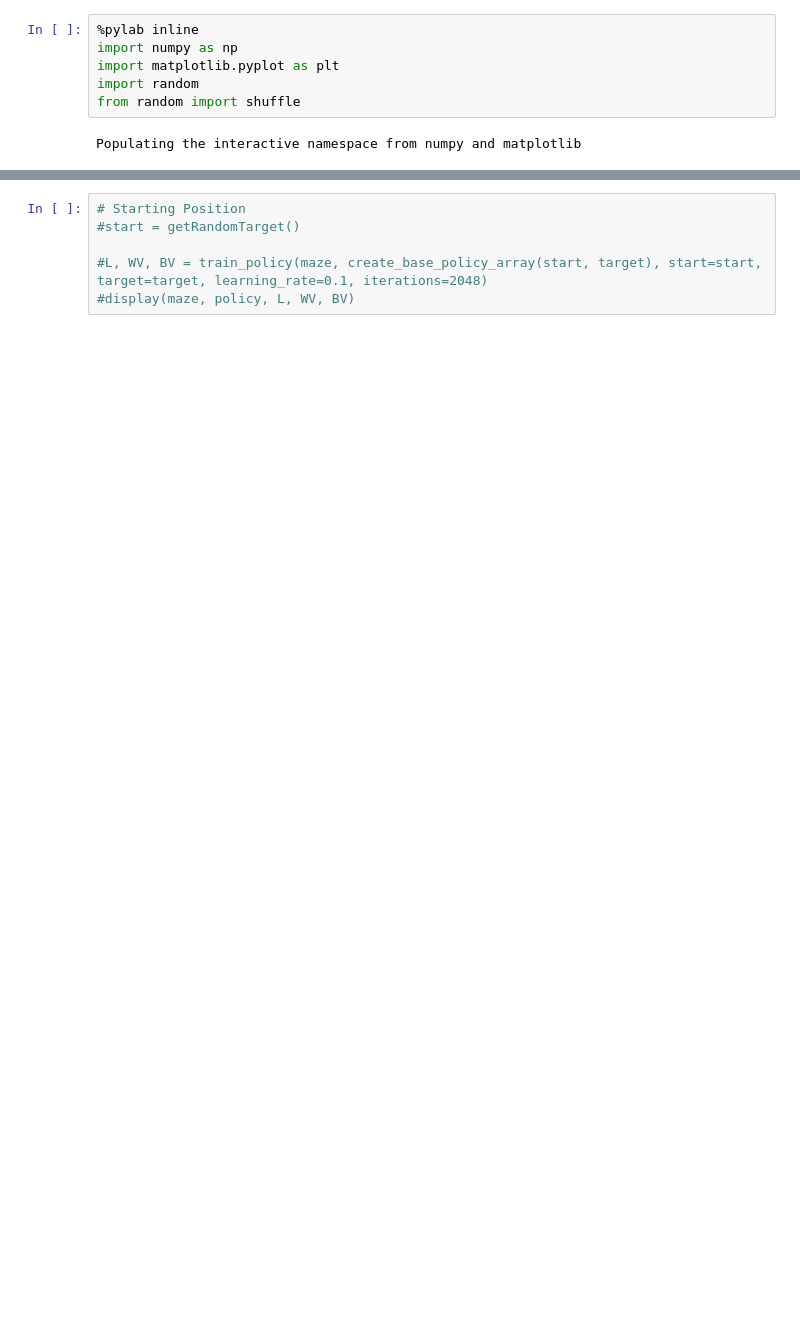
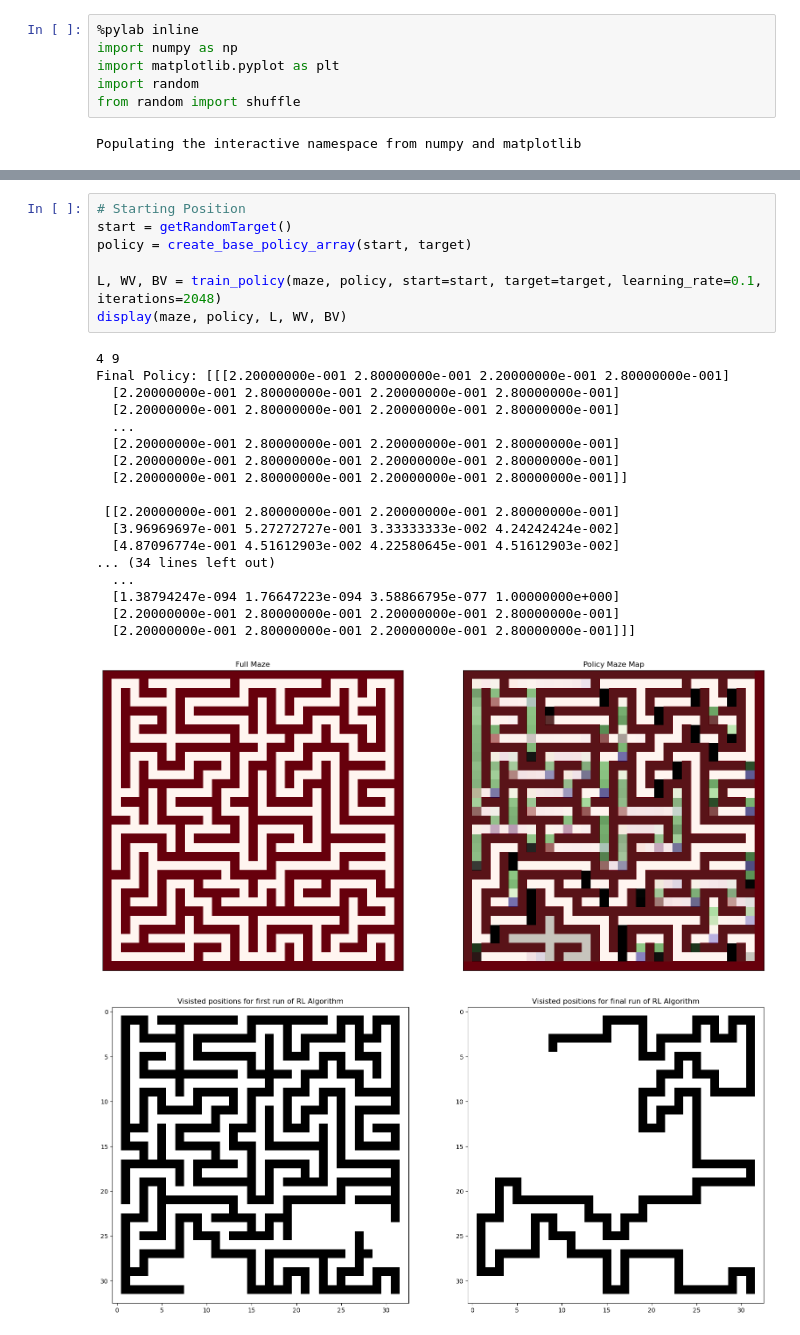
Before and after one commit to Academic-Inquisition/AI-Projekt, a Jupyter notebook: Labb 5/Labb_5_Assignment.ipynb, the cells around one changed output, grey strips where cells are left out. Cells and saved outputs as stored; diff of their text form; blank space fills up the shorter version.

```diff
--- a/Labb 5/Labb_5_Assignment.ipynb
+++ b/Labb 5/Labb_5_Assignment.ipynb
@@ -232,6 +285,27 @@ Final Policy: [[[2.20000000e-01 2.80000000e-01 2.20000000e-01 2.80000000e-01]
 # %%
 # Starting Position
-#start = getRandomTarget()
+start = getRandomTarget()
+policy = create_base_policy_array(start, target)
 
-#L, WV, BV = train_policy(maze, create_base_policy_array(start, target), start=start, target=target, learning_rate=0.1, iterations=2048)
-#display(maze, policy, L, WV, BV)
+L, WV, BV = train_policy(maze, policy, start=start, target=target, learning_rate=0.1, iterations=2048)
+display(maze, policy, L, WV, BV)
+# %% [output]
+4 9
+Final Policy: [[[2.20000000e-001 2.80000000e-001 2.20000000e-001 2.80000000e-001]
+  [2.20000000e-001 2.80000000e-001 2.20000000e-001 2.80000000e-001]
+  [2.20000000e-001 2.80000000e-001 2.20000000e-001 2.80000000e-001]
+  ...
+  [2.20000000e-001 2.80000000e-001 2.20000000e-001 2.80000000e-001]
+  [2.20000000e-001 2.80000000e-001 2.20000000e-001 2.80000000e-001]
+  [2.20000000e-001 2.80000000e-001 2.20000000e-001 2.80000000e-001]]
+
+ [[2.20000000e-001 2.80000000e-001 2.20000000e-001 2.80000000e-001]
+  [3.96969697e-001 5.27272727e-001 3.33333333e-002 4.24242424e-002]
+  [4.87096774e-001 4.51612903e-002 4.22580645e-001 4.51612903e-002]
+... (34 lines left out)
+  ...
+  [1.38794247e-094 1.76647223e-094 3.58866795e-077 1.00000000e+000]
+  [2.20000000e-001 2.80000000e-001 2.20000000e-001 2.80000000e-001]
+  [2.20000000e-001 2.80000000e-001 2.20000000e-001 2.80000000e-001]]]
+[figure, added]
+[figure, added]
```
Also changed, not shown: parts of 6 cells of this notebook.
